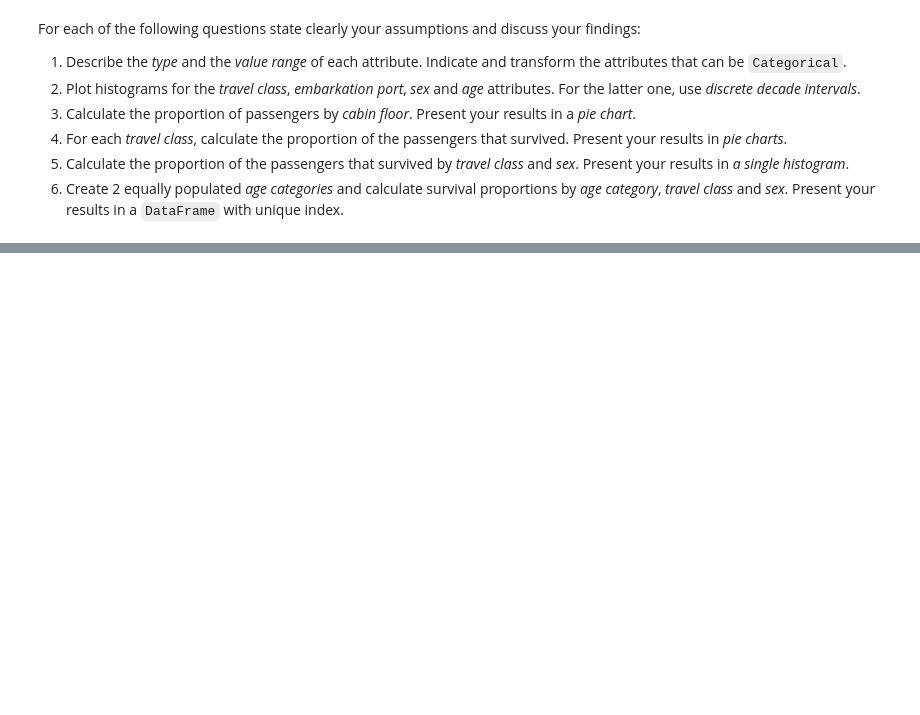
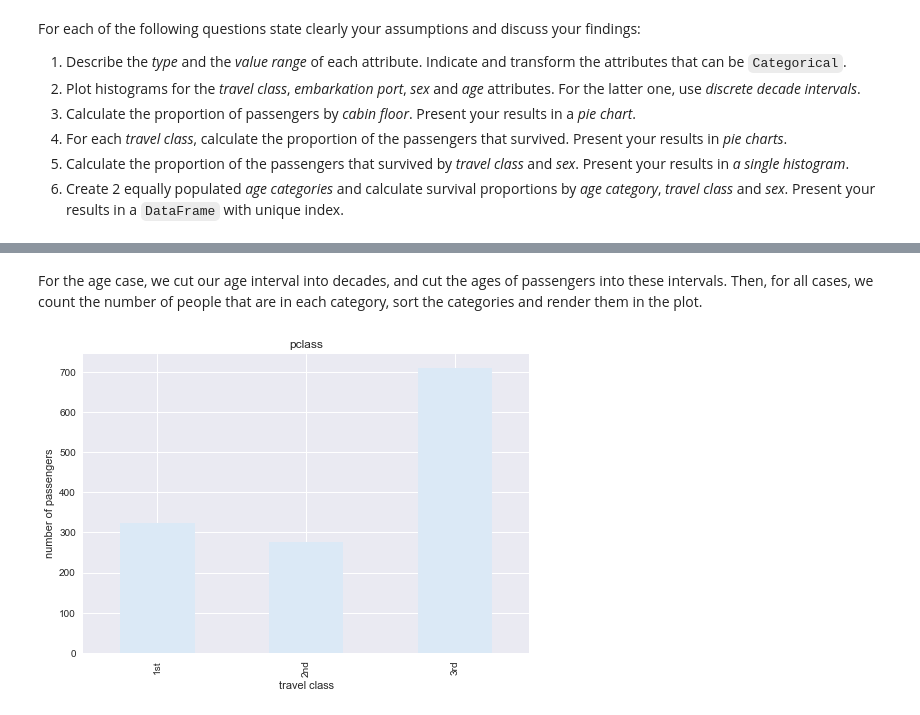
Before and after one commit to mj2905/ProjectMYP, a Jupyter notebook: Marc/HW1/Homework 1.ipynb, the cells around one changed output, grey strips where cells are left out. Drawn from its saved outputs; the diff is of its cells as text; code cells hidden in the pictures; blank space fills up the shorter version.

```diff
--- a/Marc/HW1/Homework 1.ipynb
+++ b/Marc/HW1/Homework 1.ipynb
@@ -392,3 +393,17 @@ titanic['embarked'] = titanic.embarked.astype('category')
 titanic['boat'] = titanic.boat.astype('category')
 
 titanic['home.dest'] = titanic['home.dest'].astype('category')
+# %% [markdown]
+For the age case, we cut our age interval into decades, and cut the ages of passengers into these intervals.
+Then, for all cases, we count the number of people that are in each category, sort the categories and render them in the plot.
+# %%
+travel_class = titanic.pclass.value_counts()
+
+travel_class = travel_class.reindex(sorted(travel_class.index.values))
+
+travel_class.plot(kind='bar', subplots=True)
+plt.ylabel('number of passengers')
+plt.xlabel('travel class')
+plt.show()
+# %% [output]
+[figure, added]
```
Also changed, not shown: parts of 7 cells of this notebook.
